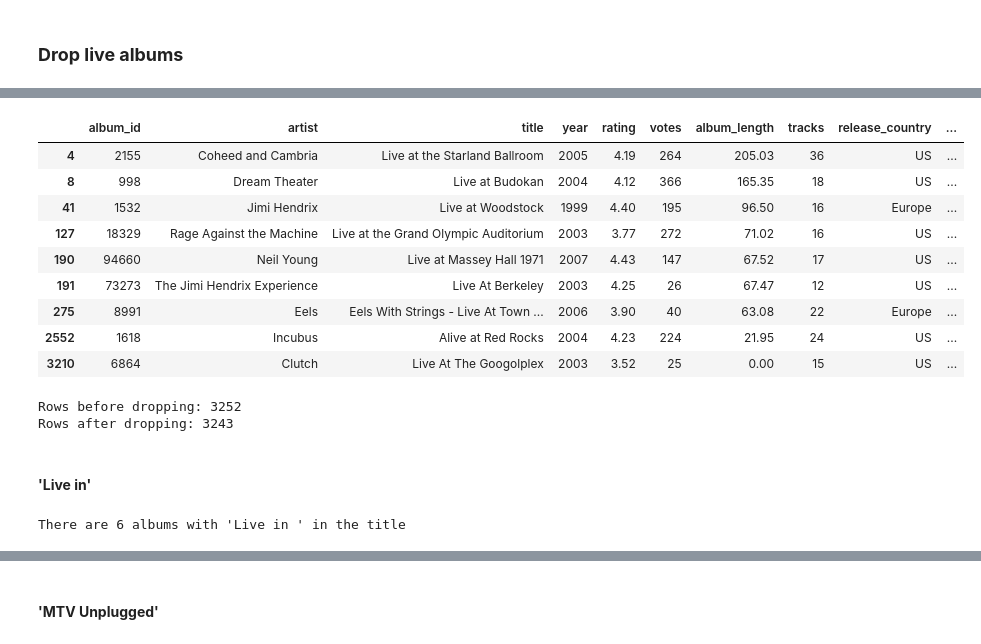
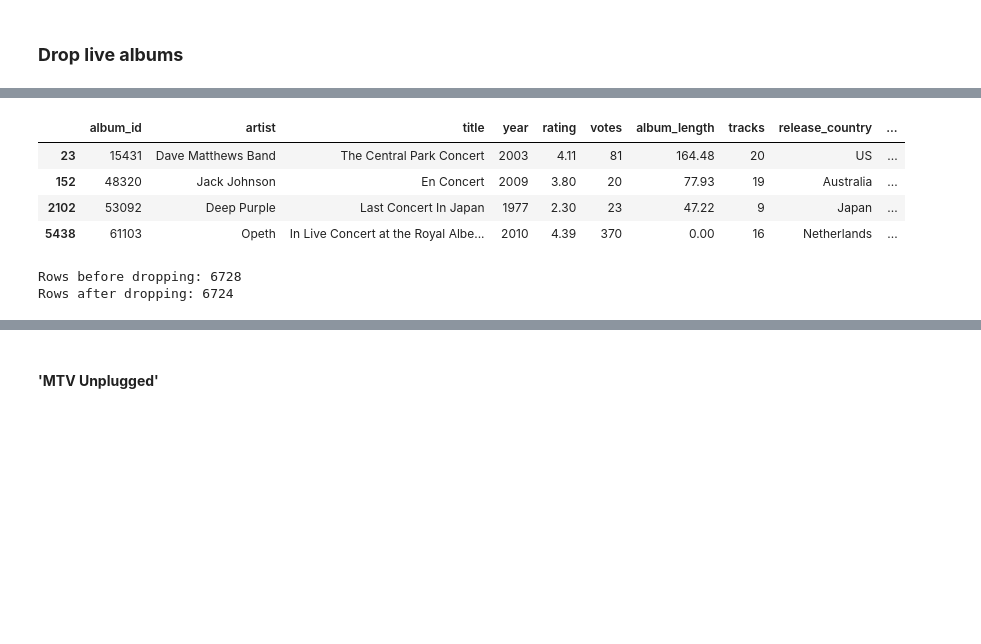
Before and after one commit to arnauog/what_the_rock, a Jupyter notebook: merges.ipynb, the cells around one changed output, grey strips where cells are left out. Cells and saved outputs as stored; diff of their text form; code cells hidden in the pictures; blank space fills up the shorter version.

```diff
--- a/merges.ipynb
+++ b/merges.ipynb
@@ -355,0 +362,5 @@ df[df['artist']=='Meshuggah'].sample(3)
+# %%
+# they're Dutch
+print(f"Rows before dropping: {df.shape[0]}")
+df.drop([707], inplace=True)
+print(f"Rows after dropping: {df.shape[0]}")
@@ -356,5 +370,5 @@ df[df['artist']=='Meshuggah'].sample(3)
 # %%
-df.loc[62, 'artist_id'] = 252273
+df.loc[707, 'artist_id'] = 0
 # %%
 df['artist_id'] = df['artist_id'].astype(int)
 df.head(1)
@@ -541,7 +555,7 @@ df[df['title']=='Days of the New	'.strip()]
 # %%
 # check one by one if necessary
 try:
-    df.drop([12027], axis=0, inplace=True)
+    df.drop([4702, 5086, 5592, 5623], axis=0, inplace=True)
     print('Rows dropped')
     print(df.shape)
 except:
@@ -554,11 +568,11 @@ Rows dropped
 # %%
 # change specific values that are wrong/missing
 
-# df.loc[9591, 'title'] = 'Santana III'
+# df.loc[4835, 'title'] = 'Killswitch Engage II'
 # df.loc[9591, 'rating'] = 4.26
 # df.loc[9591, 'votes'] = 227
-df.loc[4695, 'album_length'] = 30.25
-# df.loc[3286, 'tracks'] = 15
-# df.loc[9575, 'year'] = 1996
+# df.loc[4835, 'album_length'] = 37.85
+# df.loc[4835, 'tracks'] = 11
+# df.loc[4835, 'year'] = 2009
 # %%
 # calculate the decimals of the album length (seconds)
@@ -613,28 +625,17 @@ There are 9 albums with 'Live at ' in the title
 # %%
 # Let's check them before deleting them
-df[df['title'].str.contains('Live at ', case=False)]
+df[df['title'].str.contains(r"concert", case=False)]
 # %% [output]
 |  | album_id | artist | title | year | rating | votes | album_length | tracks | release_country | ... |
-| 4 | 2155 | Coheed and Cambria | Live at the Starland Ballroom | 2005 | 4.19 | 264 | 205.03 | 36 | US | ... |
-| 8 | 998 | Dream Theater | Live at Budokan | 2004 | 4.12 | 366 | 165.35 | 18 | US | ... |
-| 41 | 1532 | Jimi Hendrix | Live at Woodstock | 1999 | 4.40 | 195 | 96.50 | 16 | Europe | ... |
-| 127 | 18329 | Rage Against the Machine | Live at the Grand Olympic Auditorium | 2003 | 3.77 | 272 | 71.02 | 16 | US | ... |
-| 190 | 94660 | Neil Young | Live at Massey Hall 1971 | 2007 | 4.43 | 147 | 67.52 | 17 | US | ... |
-| 191 | 73273 | The Jimi Hendrix Experience | Live At Berkeley | 2003 | 4.25 | 26 | 67.47 | 12 | US | ... |
-| 275 | 8991 | Eels | Eels With Strings - Live At Town ... | 2006 | 3.90 | 40 | 63.08 | 22 | Europe | ... |
-| 2552 | 1618 | Incubus | Alive at Red Rocks | 2004 | 4.23 | 224 | 21.95 | 24 | US | ... |
-| 3210 | 6864 | Clutch | Live At The Googolplex | 2003 | 3.52 | 25 | 0.00 | 15 | US | ... |
+| 23 | 15431 | Dave Matthews Band | The Central Park Concert | 2003 | 4.11 | 81 | 164.48 | 20 | US | ... |
+| 152 | 48320 | Jack Johnson | En Concert | 2009 | 3.80 | 20 | 77.93 | 19 | Australia | ... |
+| 2102 | 53092 | Deep Purple | Last Concert In Japan | 1977 | 2.30 | 23 | 47.22 | 9 | Japan | ... |
+| 5438 | 61103 | Opeth | In Live Concert at the Royal Albe... | 2010 | 4.39 | 370 | 0.00 | 16 | Netherlands | ... |
 # %%
-# correct, they are all live albums
+# I can drop them all
 print(f"Rows before dropping: {df.shape[0]}")
-df = df[~df['title'].str.contains('Live at ', case=False)]
+df = df[~df['title'].str.contains(r"concert", case=False)]
 print(f"Rows after dropping: {df.shape[0]}")
 # %% [output]
-Rows before dropping: 3252
-Rows after dropping: 3243
+Rows before dropping: 6728
+Rows after dropping: 6724
-# %% [markdown]
-#### **'Live in'**
-# %%
-print(f"There are {df[df['title'].str.contains(r'^Live in ', case=False)].shape[0]} albums with 'Live in ' in the title")
-# %% [output]
-There are 6 albums with 'Live in ' in the title
```
Also changed, not shown: parts of 71 cells of this notebook, 16 other files.
